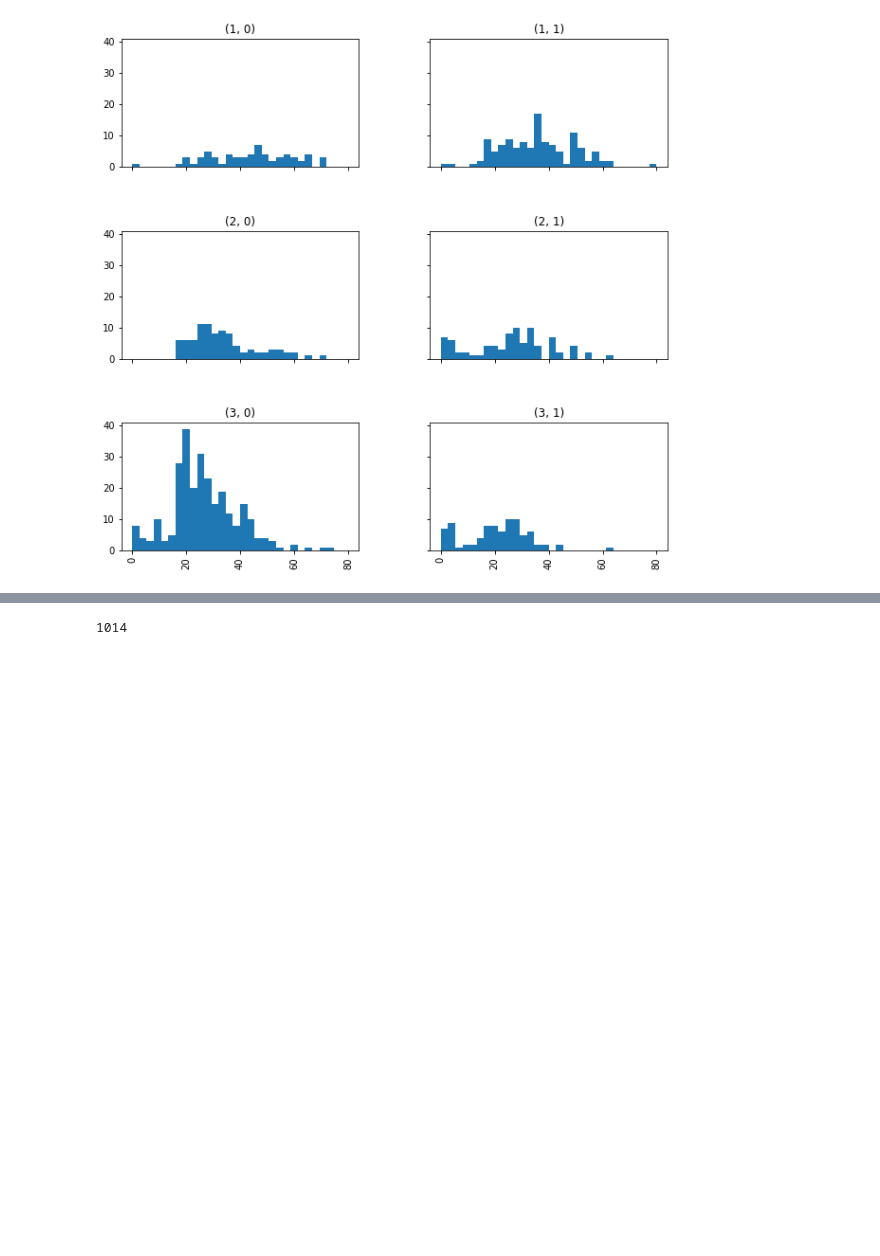
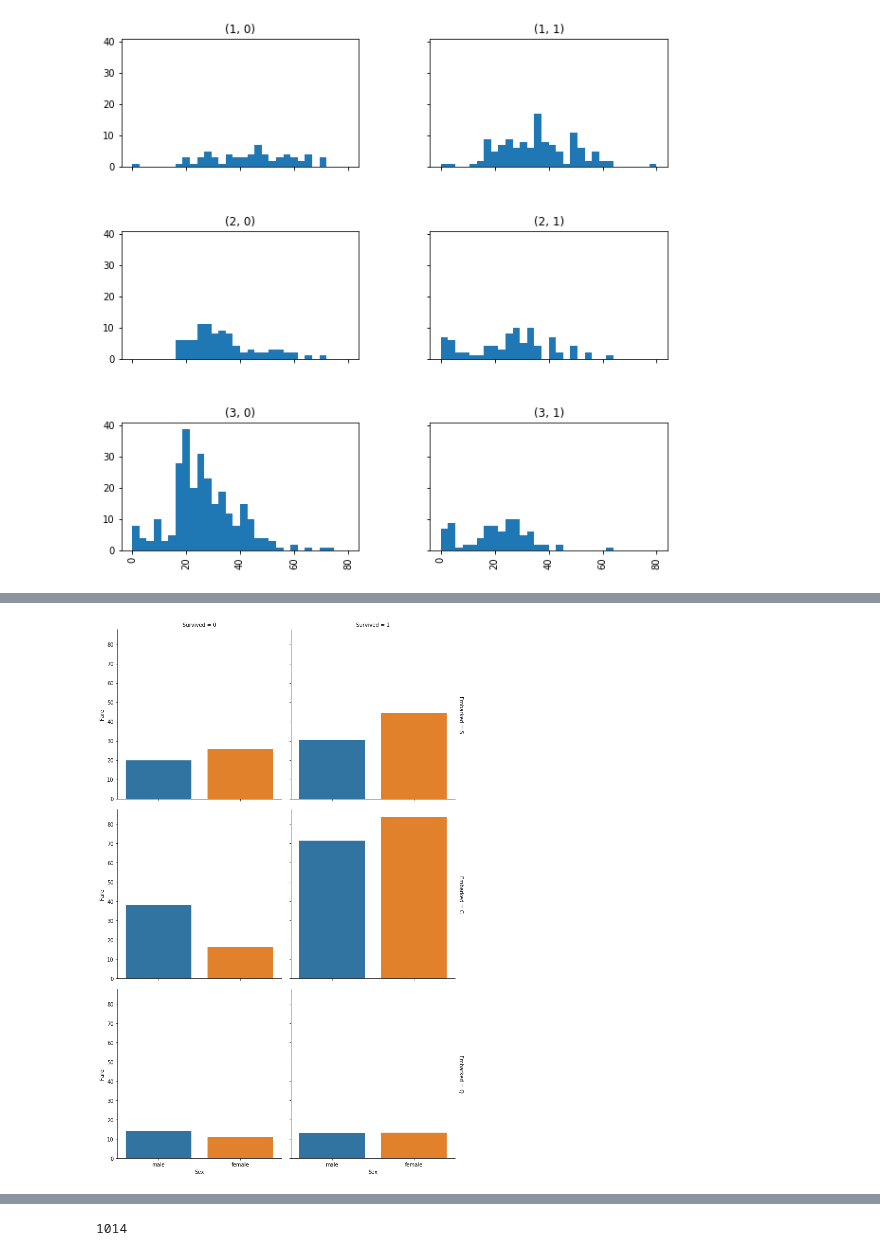
Before and after one commit to xiaoqingwan/Machine-Learning-HW, a Jupyter notebook: HW2 Data Preprocessing of Titanic Part 2.ipynb, the cells around one changed output, grey strips where cells are left out. Cells and saved outputs as stored; diff of their text form; code cells hidden in the pictures; blank space fills up the shorter version.

```diff
--- a/HW2 Data Preprocessing of Titanic Part 2.ipynb
+++ b/HW2 Data Preprocessing of Titanic Part 2.ipynb
@@ -70,3 +63,16 @@ age_Pclass_survival = train_df.hist(column='Age', by=['Pclass','Survived'], layo
+# %%
+#port of embarkation, sex, fare, survived
+g = sns.catplot(
+    x='Sex',
+    y='Fare',
+    col='Survived',
+    row='Embarked',
+    data=train_df,
+    margin_titles=True,
+    kind="bar",
+    ci=None)
+# %% [output]
+[figure, added]
 # %%
 #duplicates for ticket feature
 df=train_df[train_df.duplicated(['Ticket'],keep=False)]
```
Also changed, not shown: parts of 6 cells of this notebook.
